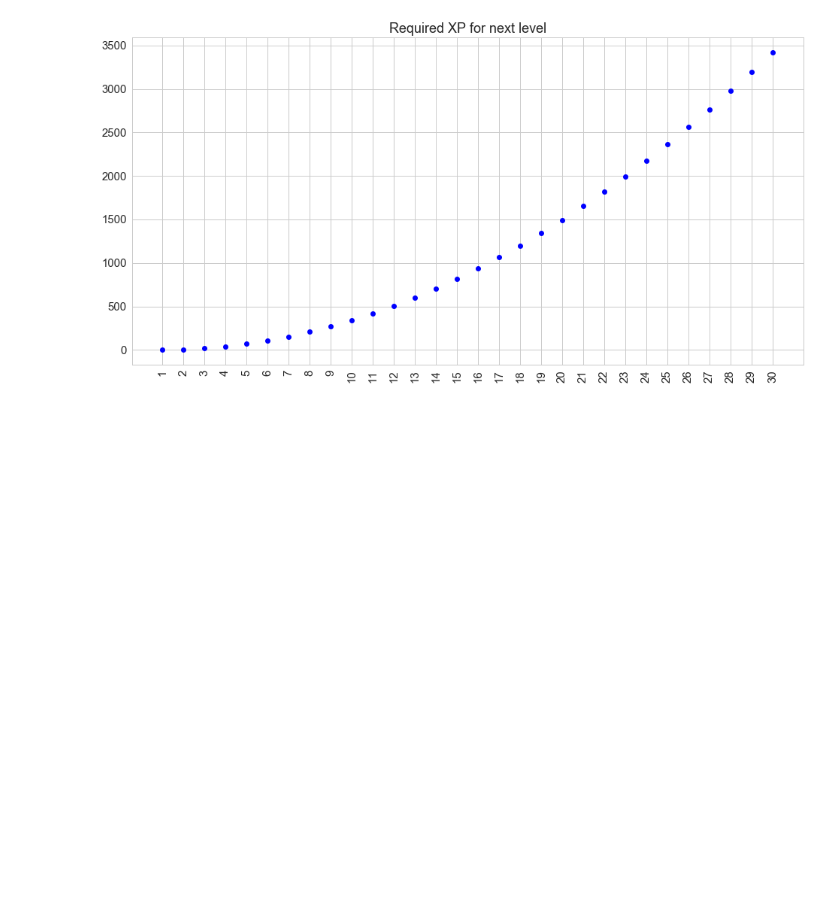
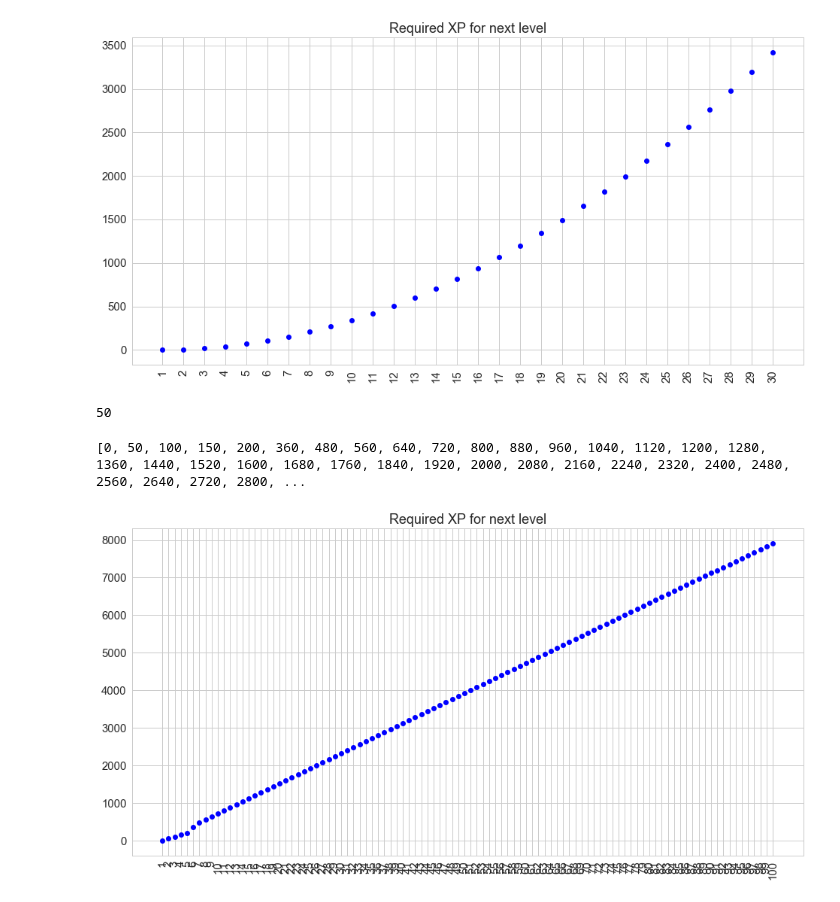
Before and after one commit to andybala/curiousily.github.com, a Jupyter notebook: notebooks/required_xp.ipynb, the cells around one changed output. Saved outputs shown, nothing was run; the diff lists cells and outputs as text; code cells hidden in the pictures; blank space fills up the shorter version.

Commit message:
Update required lvl function

```diff
--- a/notebooks/required_xp.ipynb
+++ b/notebooks/required_xp.ipynb
@@ -156,3 +156,39 @@ plt.title("Required XP for next level")
 plt.xticks(x, range(1, n + 2), rotation='vertical');
 # %% [output]
 [figure]
+# %%
+n_xp_for_level(2)
+# %% [output]
+50
+# %%
+n = 100
+
+LARGE_FACTOR = 80
+SMALL_FACTOR = 50
+
+def n_xp_for_level(level):
+    if level <= 1:
+        return 0
+
+    switch_factor_level = 6
+
+    if level == switch_factor_level:
+        return n_xp_for_level(level - 1) + (n_xp_for_level(level - 1) - n_xp_for_level(level - 2)) + LARGE_FACTOR * 2
+    factor = SMALL_FACTOR if level < switch_factor_level else LARGE_FACTOR
+    return (factor * (level - 1)) + n_xp_for_level(level - 1)
+#     if level == 2:
+#         return 50
+#     if level == 3:
+#         return 150 + n_xp_for_level(level - 1)
+#     if level == 4:
+#         return 250 + n_xp_for_level(level - 1)
+#     return ((np.log(level) * (level ** np.e)))
+level_intervals = [n_xp_for_level(l) - n_xp_for_level(l - 1) for l in range(1, n + 1)]
+print(level_intervals)
+x = range(1, n + 1)
+plt.plot(x, level_intervals, 'bo');
+plt.title("Required XP for next level")
+plt.xticks(x, range(1, n + 2), rotation='vertical');
+# %% [output]
+[0, 50, 100, 150, 200, 360, 480, 560, 640, 720, 800, 880, 960, 1040, 1120, 1200, 1280, 1360, 1440, 1520, 1600, 1680, 1760, 1840, 1920, 2000, 2080, 2160, 2240, 2320, 2400, 2480, 2560, 2640, 2720, 2800, ...
+[figure, added]
```
Also changed, not shown: parts of 10 cells of this notebook.
